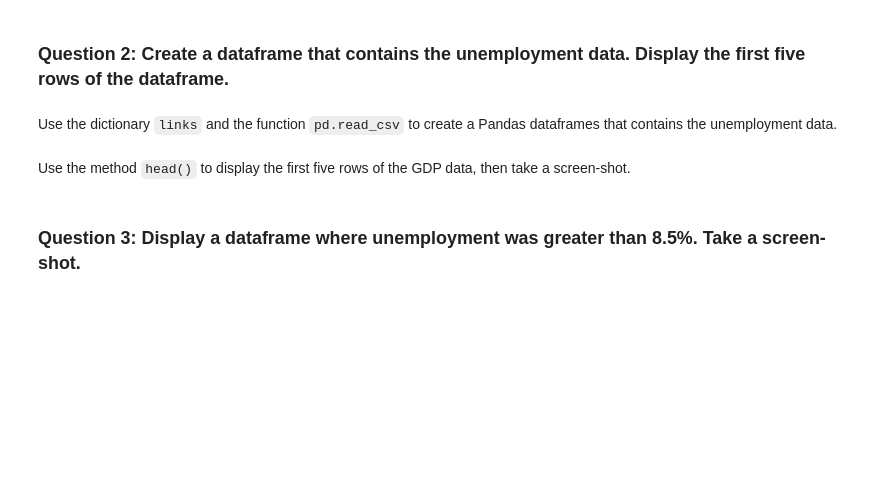
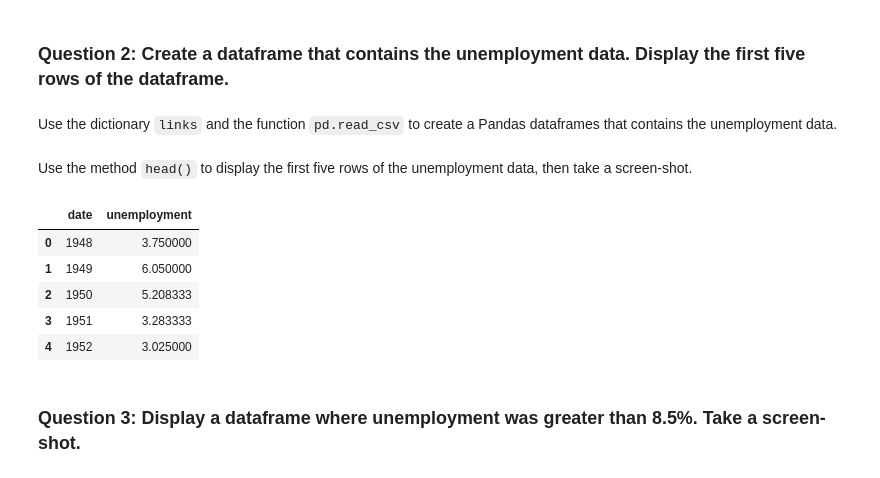
Before and after one commit to joe-github/Python-Basics-for-Data-Science-Project, a Jupyter notebook: Analyzing US Economic Data and Building a Dashboar.ipynb, the cells around one changed output. Cells and saved outputs as stored; diff of their text form; code cells hidden in the pictures; blank space fills up the shorter version.

```diff
--- a/Analyzing US Economic Data and Building a Dashboar.ipynb
+++ b/Analyzing US Economic Data and Building a Dashboar.ipynb
@@ -81,2 +79,6 @@ Use the dictionary <code>links</code> and the function <code>pd.read_csv</code>
+# %%
+# create a Pandas dataframes that contains the unemployment data
+unemployment_csv_path=links['unemployment']
+unemployment_df=pd.read_csv(unemployment_csv_path)
 # %% [markdown]
-Use the method <code>head()</code> to display the first five rows of the GDP data, then take a screen-shot.
+Use the method <code>head()</code> to display the first five rows of the unemployment data, then take a screen-shot.
@@ -85,2 +85,12 @@ Use the method <code>head()</code> to display the first five rows of the GDP dat
+# %%
+# Use the method head() to display the first five rows of the unempleoyment data
+unemployment_df.head()
+# %% [output]
+|  | date | unemployment |
+| 0 | 1948 | 3.750000 |
+| 1 | 1949 | 6.050000 |
+| 2 | 1950 | 5.208333 |
+| 3 | 1951 | 3.283333 |
+| 4 | 1952 | 3.025000 |
 # %% [markdown]
 <h3 id="Section_3">Question 3: Display a dataframe where unemployment was greater than 8.5%. Take a screen-shot.</h3>
```
Also changed, not shown: parts of 22 cells of this notebook.
